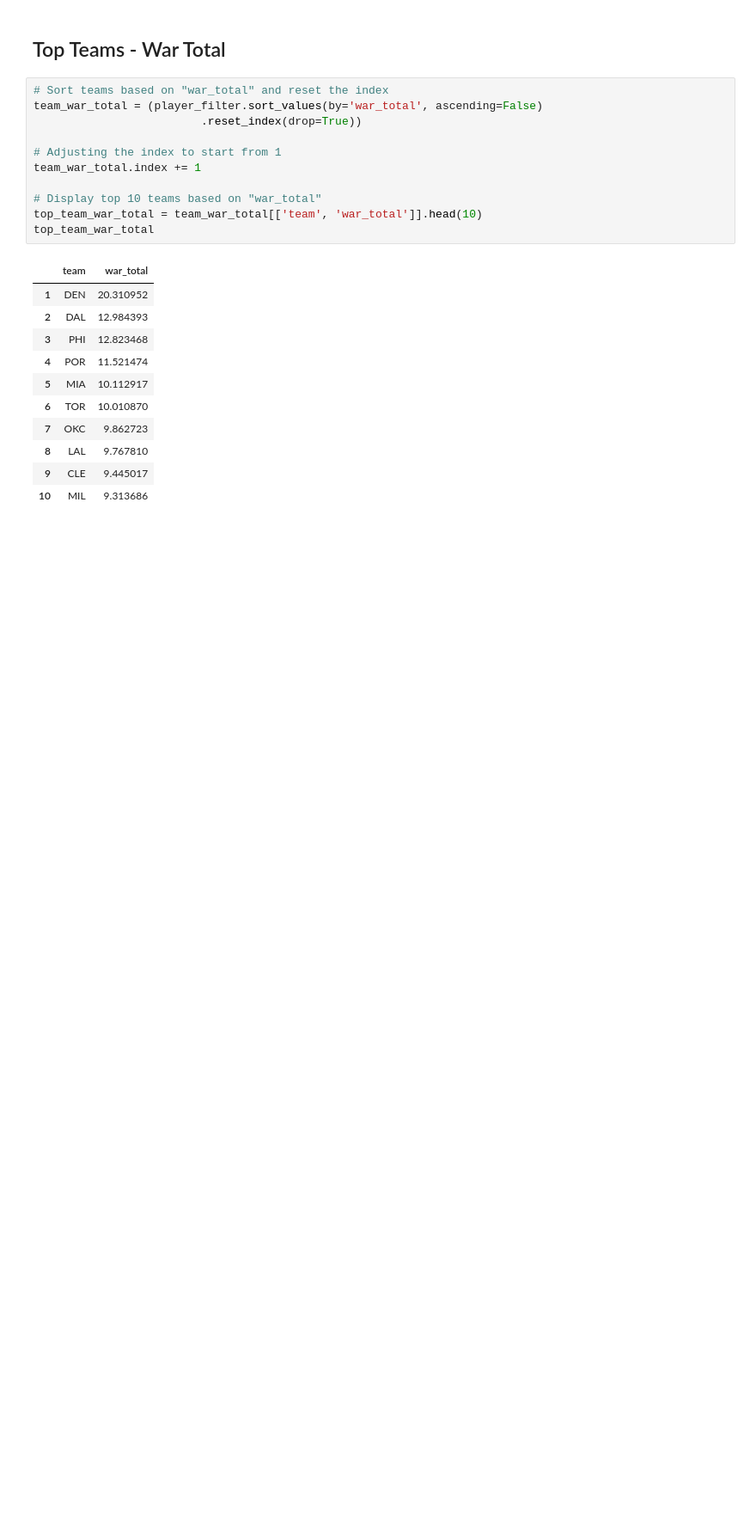
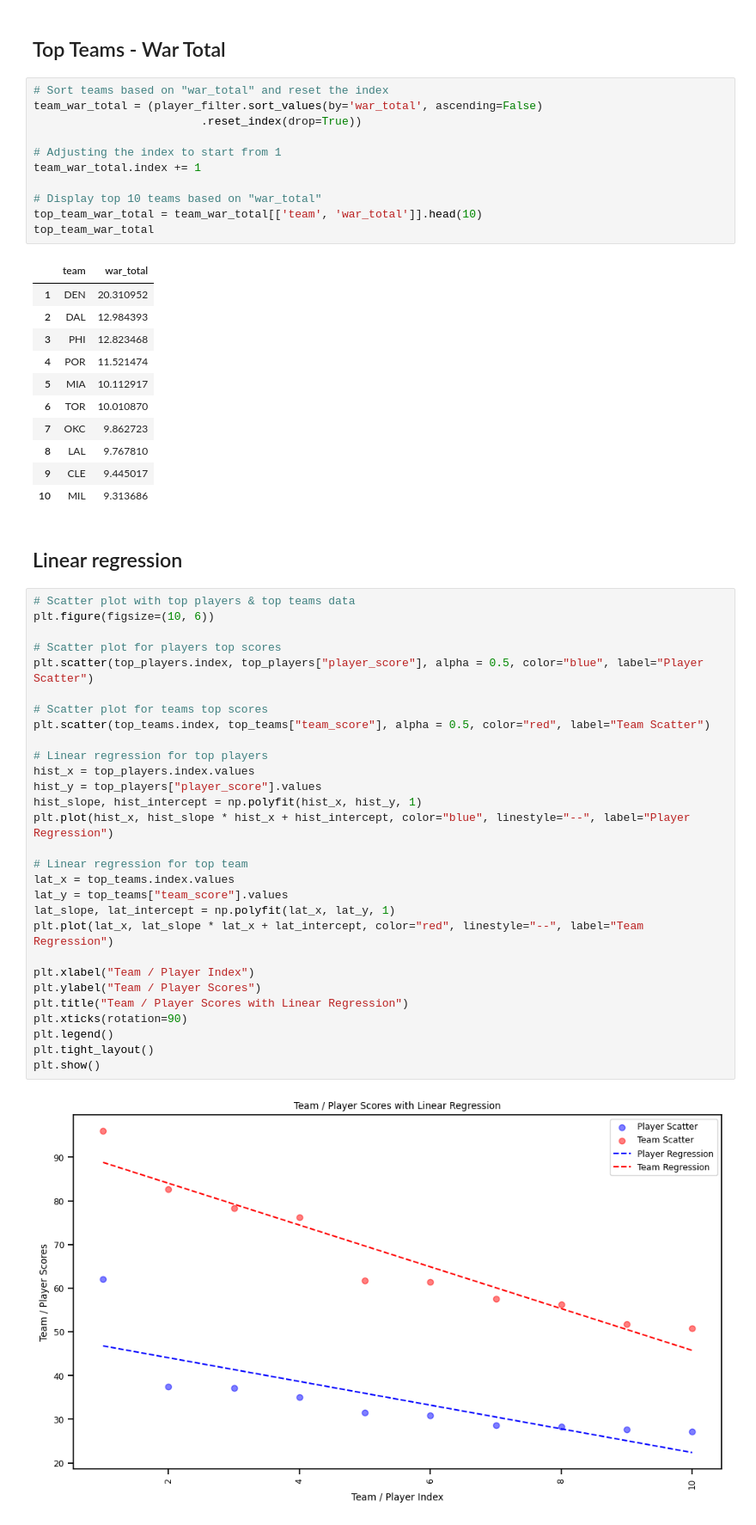
Before and after one commit to UzmaSayyeda/Project01, a Jupyter notebook: Top players_teams - Group 1 project.ipynb, the cells around one changed output. Shown at 86% size. Drawn from its saved outputs; the diff is of its cells as text; blank space fills up the shorter version.

```diff
--- a/Top players_teams - Group 1 project.ipynb
+++ b/Top players_teams - Group 1 project.ipynb
@@ -454,3 +452,36 @@ top_team_war_total
 | 8 | LAL | 9.767810 |
 | 9 | CLE | 9.445017 |
 | 10 | MIL | 9.313686 |
+# %% [markdown]
+## Linear regression
+# %%
+# Scatter plot with top players & top teams data
+plt.figure(figsize=(10, 6))
+
+# Scatter plot for players top scores
+plt.scatter(top_players.index, top_players["player_score"], alpha = 0.5, color="blue", label="Player Scatter")
+
+# Scatter plot for teams top scores
+plt.scatter(top_teams.index, top_teams["team_score"], alpha = 0.5, color="red", label="Team Scatter")
+
+# Linear regression for top players
+hist_x = top_players.index.values
+hist_y = top_players["player_score"].values
+hist_slope, hist_intercept = np.polyfit(hist_x, hist_y, 1)
+plt.plot(hist_x, hist_slope * hist_x + hist_intercept, color="blue", linestyle="--", label="Player Regression")
+
+# Linear regression for top team
+lat_x = top_teams.index.values
+lat_y = top_teams["team_score"].values
+lat_slope, lat_intercept = np.polyfit(lat_x, lat_y, 1)
+plt.plot(lat_x, lat_slope * lat_x + lat_intercept, color="red", linestyle="--", label="Team Regression")
+
+plt.xlabel("Team / Player Index")
+plt.ylabel("Team / Player Scores")
+plt.title("Team / Player Scores with Linear Regression")
+plt.xticks(rotation=90)
+plt.legend()
+plt.tight_layout()
+plt.show()
+# %% [output]
+[figure, added]
```
Also changed, not shown: parts of 7 cells of this notebook.
